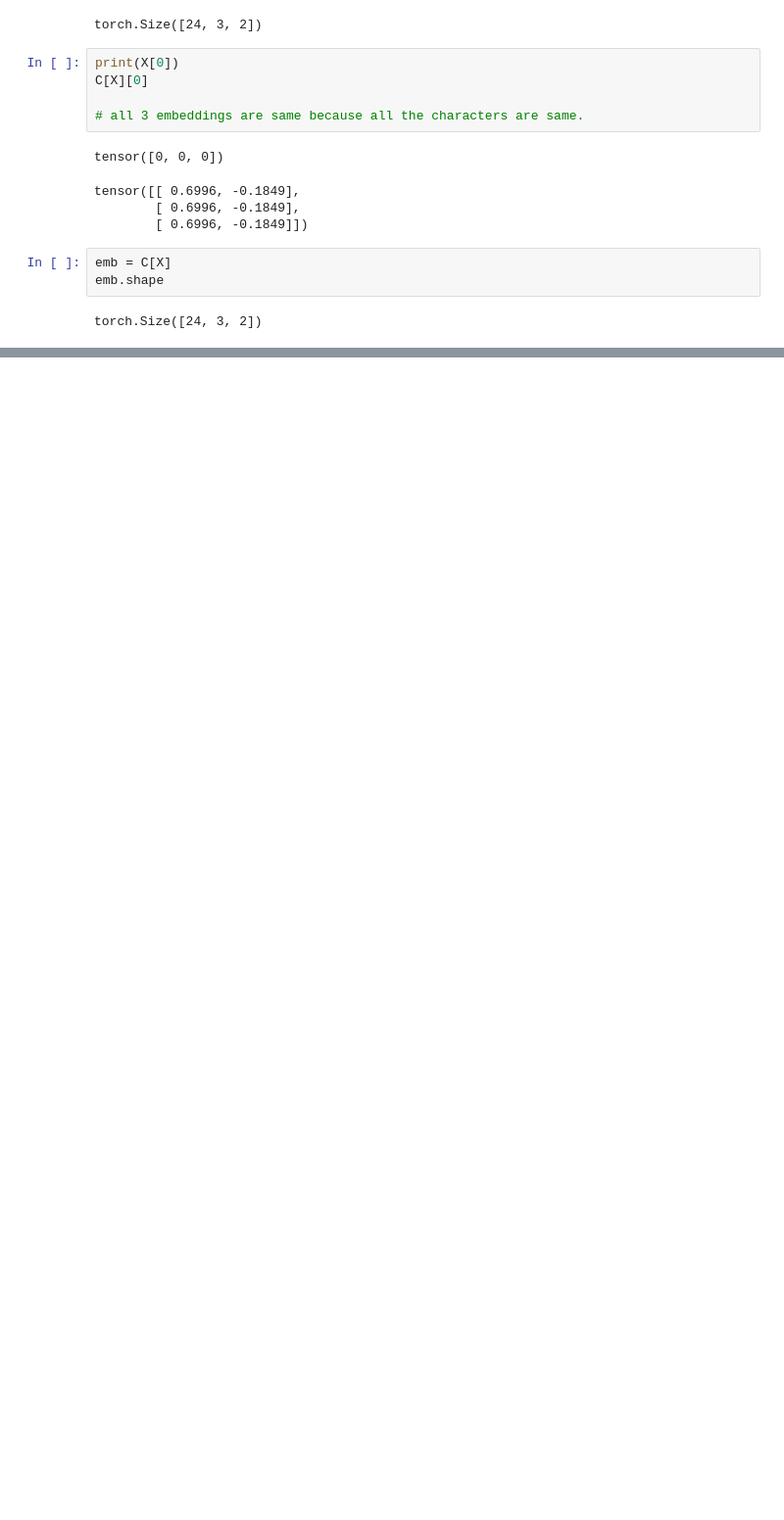
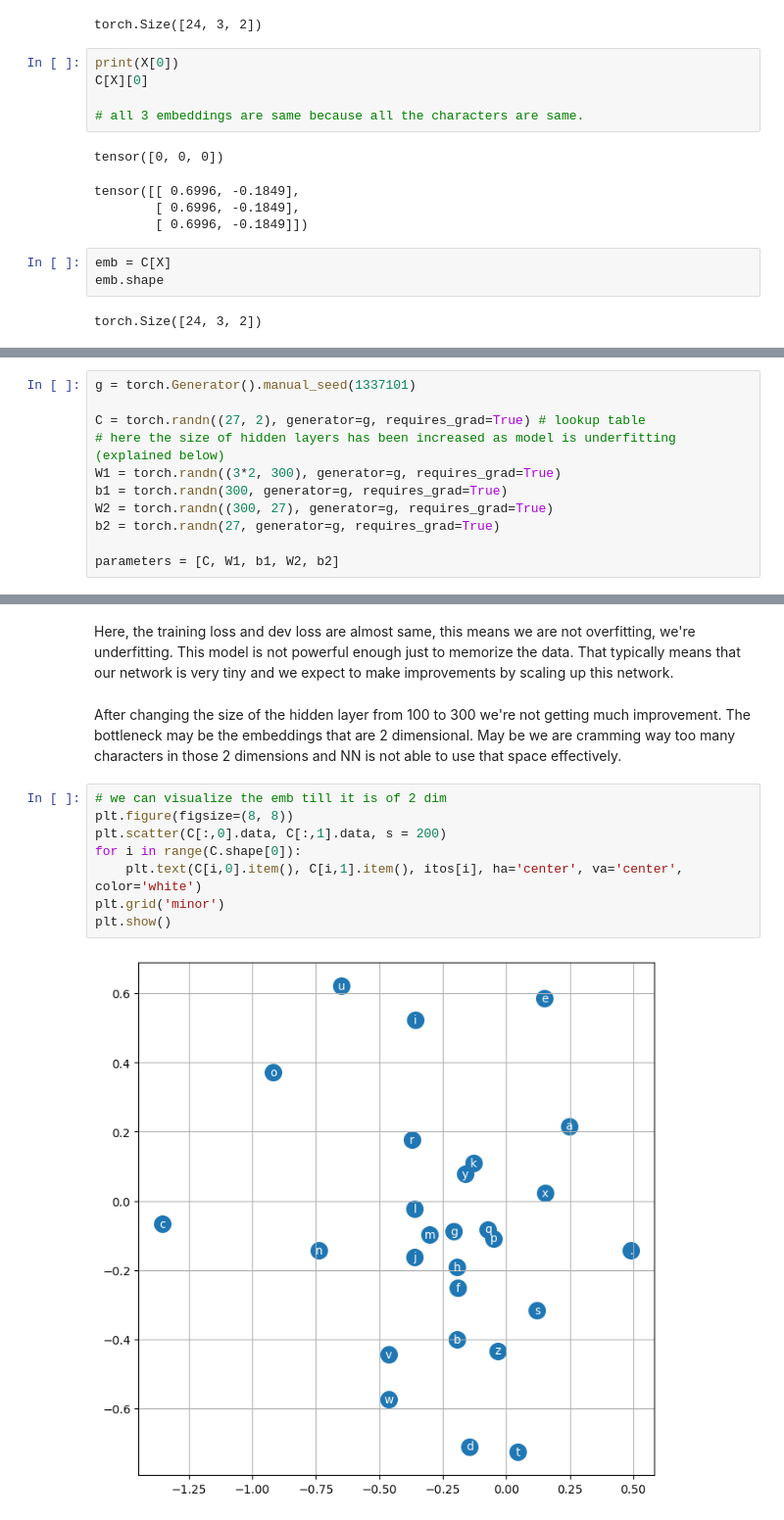
Before and after one commit to ndsnas/makemore, a Jupyter notebook: 02-makemore.ipynb, the cells around one changed output, grey strips where cells are left out. Shown: that part at 98% size. Cells and saved outputs as stored; diff of their text form; blank space fills up the shorter version.

```diff
--- a/02-makemore.ipynb
+++ b/02-makemore.ipynb
@@ -117,0 +361,11 @@ torch.Size([24, 3, 2])
+# %%
+g = torch.Generator().manual_seed(1337101)
+
+C = torch.randn((27, 2), generator=g, requires_grad=True) # lookup table
+# here the size of hidden layers has been increased as model is underfitting (explained below)
+W1 = torch.randn((3*2, 300), generator=g, requires_grad=True)
+b1 = torch.randn(300, generator=g, requires_grad=True)
+W2 = torch.randn((300, 27), generator=g, requires_grad=True)
+b2 = torch.randn(27, generator=g, requires_grad=True)
+
+parameters = [C, W1, b1, W2, b2]
@@ -117,0 +439,14 @@ torch.Size([24, 3, 2])
+# %% [markdown]
+Here, the training loss and dev loss are almost same, this means we are not overfitting, we're underfitting. This model is not powerful enough just to memorize the data. That typically means that our network is very tiny and we expect to make improvements by scaling up this network.
+# %% [markdown]
+After changing the size of the hidden layer from 100 to 300 we're not getting much improvement. The bottleneck may be the embeddings that are 2 dimensional. May be we are cramming way too many characters in those 2 dimensions and NN is not able to use that space effectively.
+# %%
+# we can visualize the emb till it is of 2 dim
+plt.figure(figsize=(8, 8))
+plt.scatter(C[:,0].data, C[:,1].data, s = 200)
+for i in range(C.shape[0]):
+    plt.text(C[i,0].item(), C[i,1].item(), itos[i], ha='center', va='center', color='white')
+plt.grid('minor')
+plt.show()
+# %% [output]
+[figure, added]
```
Also changed, not shown: parts of 44 cells of this notebook.
